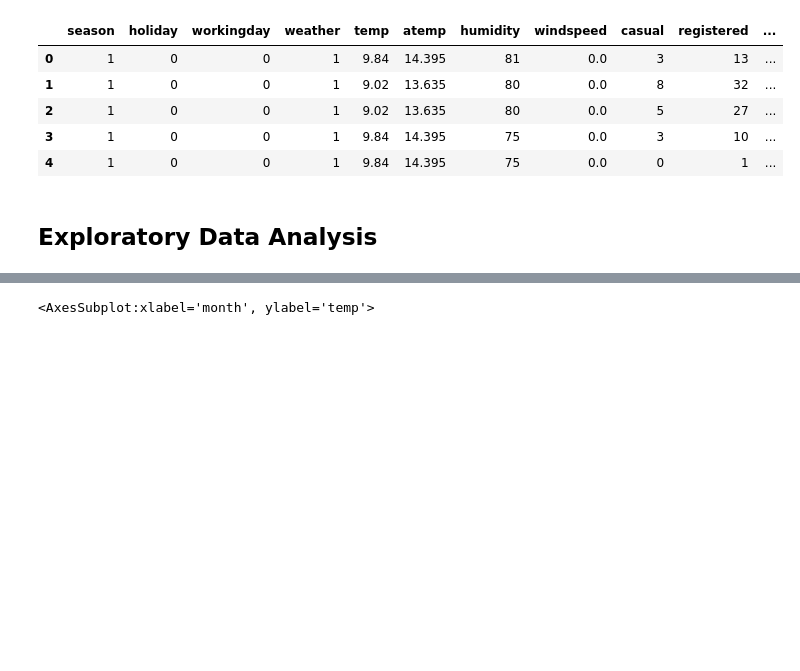
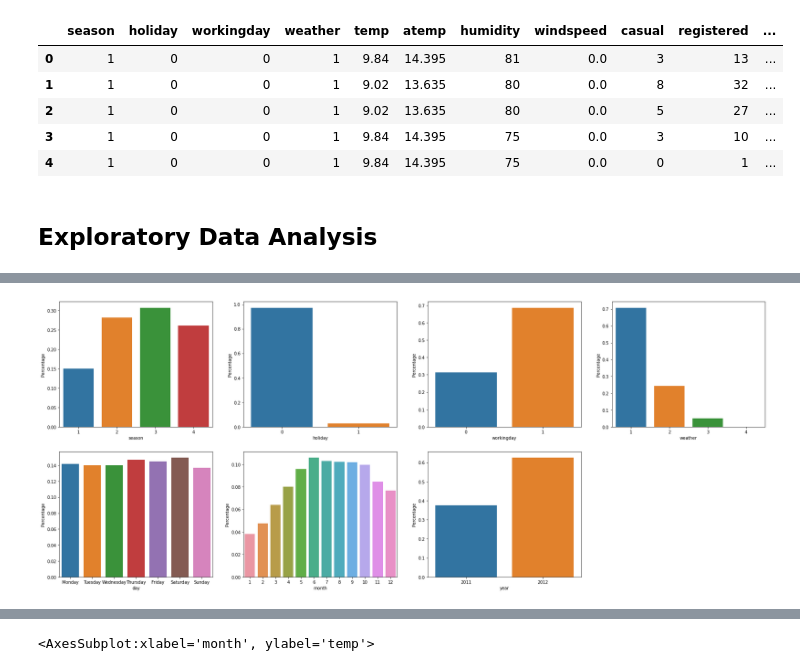
Before and after one commit to hungryfire267/datascience-practice, a Jupyter notebook: bike-sharing-demand/bikeshare.ipynb, the cells around one changed output, grey strips where cells are left out. Cells and saved outputs as stored; diff of their text form; code cells hidden in the pictures; blank space fills up the shorter version.

```diff
--- a/bike-sharing-demand/bikeshare.ipynb
+++ b/bike-sharing-demand/bikeshare.ipynb
@@ -133,0 +165,11 @@ date_count
+# %%
+plt.figure(figsize = (30,12))
+counter = 1
+train_groupby_values = {}
+for element in categorical:
+    plt.subplot(2, 4, counter)
+    train_groupby_values[element] = (train.groupby([element]).sum()['count']/sum(train['count'])).reset_index(name = "Percentage")
+    sns.barplot(data = train_groupby_values[element], x = element, y = "Percentage")
+    counter += 1
+# %% [output]
+[figure, added]
```
Also changed, not shown: parts of 85 cells of this notebook.
